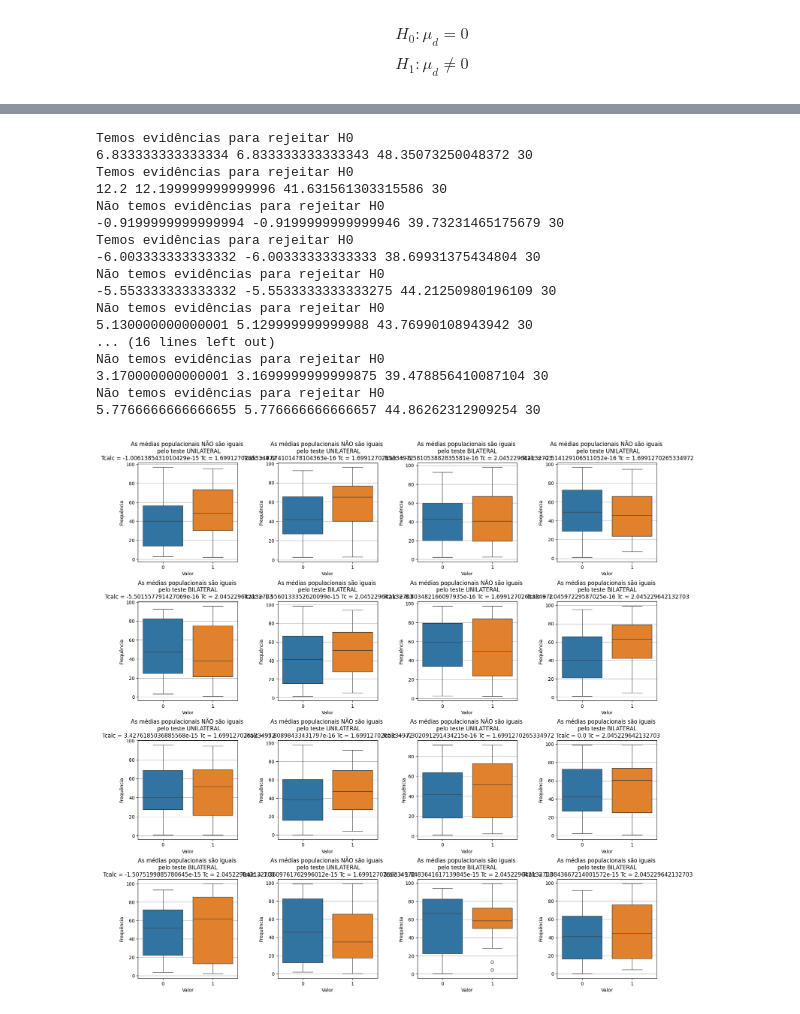
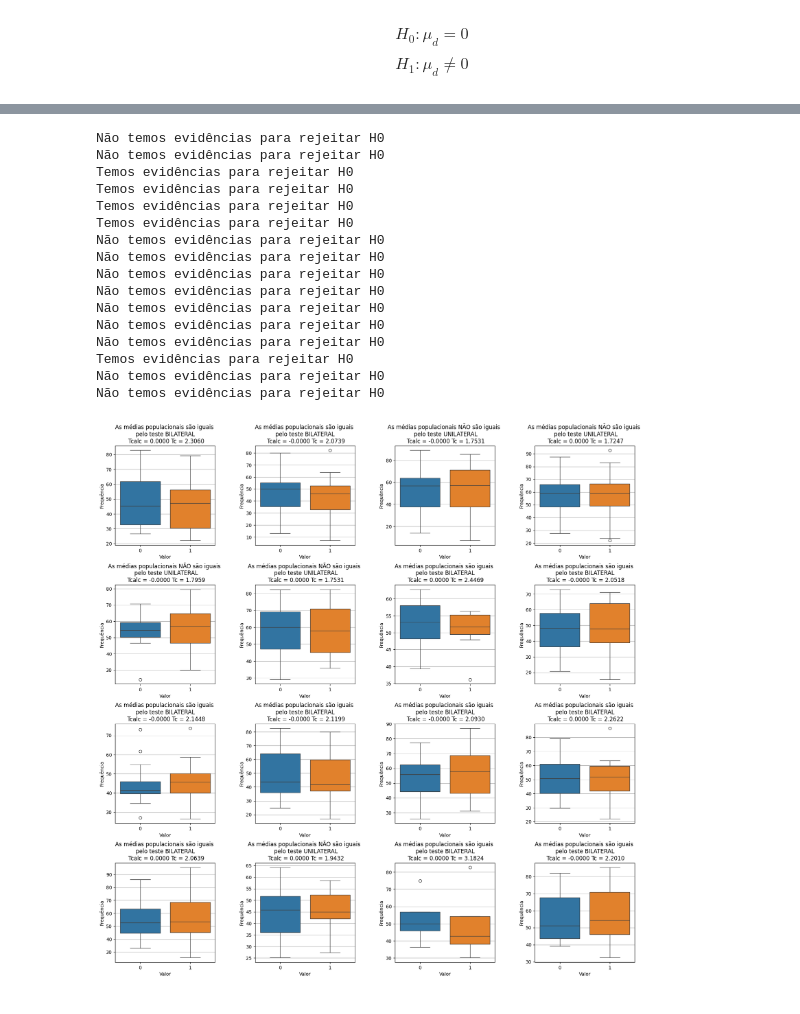
Before and after one commit to erlonL/testes-inferencia, a Jupyter notebook: Teste_tstudent.ipynb, the cells around one changed output, grey strips where cells are left out. Saved outputs shown, nothing was run; the diff lists cells and outputs as text; code cells hidden in the pictures.

```diff
--- a/Teste_tstudent.ipynb
+++ b/Teste_tstudent.ipynb
@@ -19,7 +17,7 @@ def generate_normal_random_values(count, min_val, max_val):
     return X
 # %%
 def treat_values(values):
-    values = [round(x, ndigits=1) for x in values]
+    values = [round(x, ndigits=2) for x in values]
     values = np.array(values)
     return values
 # %%
@@ -40,3 +33,18 @@ def generate_sample(n, low, high):
+# %%
+def decrease_value(x):
+    return x - round(np.random.uniform(0, 10), 2)
+# %%
+def increase_value(x):
+    return x + round(np.random.uniform(0, 10), 2)
+# %%
+def modify_sample(array):
+    newArray = array.copy()
+    for i in range(len(newArray)):
+        if random.random() < 0.5:
+            newArray[i] = decrease_value(newArray[i])
+        else:
+            newArray[i] = increase_value(newArray[i])
+    return newArray
 # %% [markdown]
 # Teste t-student para comparação de 2 médias populacionais a partir de 2 amostras aleatórias independentes
 # %% [markdown]
@@ -145,8 +153,8 @@ for h in range(4):
   is_accepted_child = []
   is_accepted_test_child = []
   for j in range(4):
-    amostra1 = treat_values(generate_sample(30, 0, 100))
-    amostra2 = treat_values(generate_sample(30, 0, 100))
+    amostra1 = treat_values(generate_normal_random_values(random.randint(4, 30), 0, 100))
+    amostra2 = modify_sample(amostra1)
 
     media1, var1, dp1, n1 = statistics(amostra1)
     media2, var2, dp2, n2 = statistics(amostra2)
@@ -175,49 +183,48 @@ for h in range(4):
     is_accepted_child.append(child)
 
     if(is_accepted_child[j]):
-      axs[h][j].set_title(f'As médias populacionais são iguais \n pelo teste {teste} \n Tcalc = {Tcalc} Tc = {Tc}')
+      axs[h][j].set_title(f'As médias populacionais são iguais \n pelo teste {teste} \n Tcalc = {Tcalc:.4f} Tc = {Tc:.4f}')
     else:
-      axs[h][j].set_title(f'As médias populacionais NÃO são iguais \n pelo teste {teste}\n Tcalc = {Tcalc} Tc = {Tc}')
+      axs[h][j].set_title(f'As médias populacionais NÃO são iguais \n pelo teste {teste}\n Tcalc = {Tcalc:.4f} Tc = {Tc:.4f}')
 
     axs[h][j].set_xlabel('Valor')
     axs[h][j].set_ylabel('Frequência')
     axs[h][j].grid(True)
     sns.boxplot([amostra1, amostra2], ax=axs[h][j])
 
 
     linha = {}
     linha['N amostral'] = n1
     linha['Média amostra 1 (antes)'] = media1
     linha['Média amostra 2 (depois)'] = media2
     linha['Desvio Padrão amostra 1'] = dp1
     linha['Desvio Padrão amostra 2'] = dp2
     linha['Tcalc'] = Tcalc
     linha['Tcritico'] = Tc
     linha['Teste'] = teste
     linha['Resultado'] = is_accepted_child[j]
 
     rdf = pd.concat([rdf, pd.DataFrame([linha])])
 
   is_accepted.append(is_accepted_child)
   is_accepted_test.append(is_accepted_test_child)
 
 plt.show()
 # %% [output]
+Não temos evidências para rejeitar H0
+Não temos evidências para rejeitar H0
 Temos evidências para rejeitar H0
-6.833333333333334 6.833333333333343 48.35073250048372 30
 Temos evidências para rejeitar H0
-12.2 12.199999999999996 41.631561303315586 30
+Temos evidências para rejeitar H0
+Temos evidências para rejeitar H0
 Não temos evidências para rejeitar H0
--0.9199999999999994 -0.9199999999999946 39.73231465175679 30
+Não temos evidências para rejeitar H0
+Não temos evidências para rejeitar H0
+Não temos evidências para rejeitar H0
+Não temos evidências para rejeitar H0
+Não temos evidências para rejeitar H0
+Não temos evidências para rejeitar H0
 Temos evidências para rejeitar H0
--6.003333333333332 -6.00333333333333 38.69931375434804 30
 Não temos evidências para rejeitar H0
--5.553333333333332 -5.5533333333333275 44.21250980196109 30
 Não temos evidências para rejeitar H0
-5.130000000000001 5.129999999999988 43.76990108943942 30
-... (16 lines left out)
-Não temos evidências para rejeitar H0
-3.170000000000001 3.1699999999999875 39.478856410087104 30
-Não temos evidências para rejeitar H0
-5.7766666666666655 5.776666666666657 44.86262312909254 30
-[figure, old version]
+[figure, new version]
```
Also changed, not shown: parts of 3 cells of this notebook.
